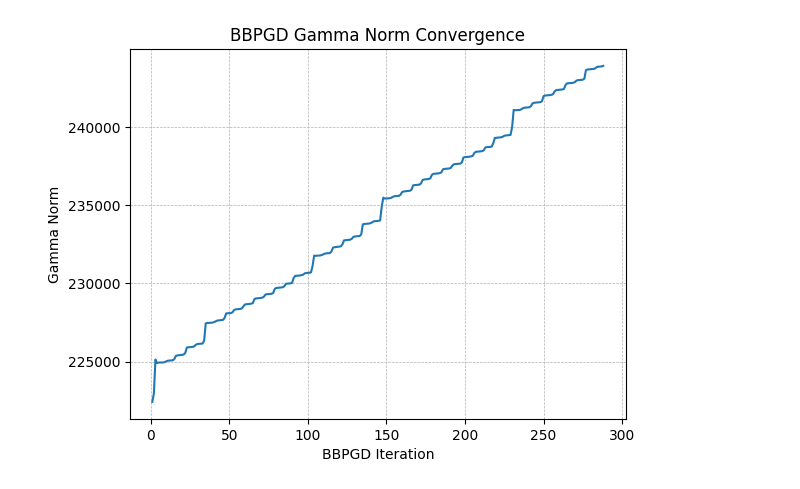
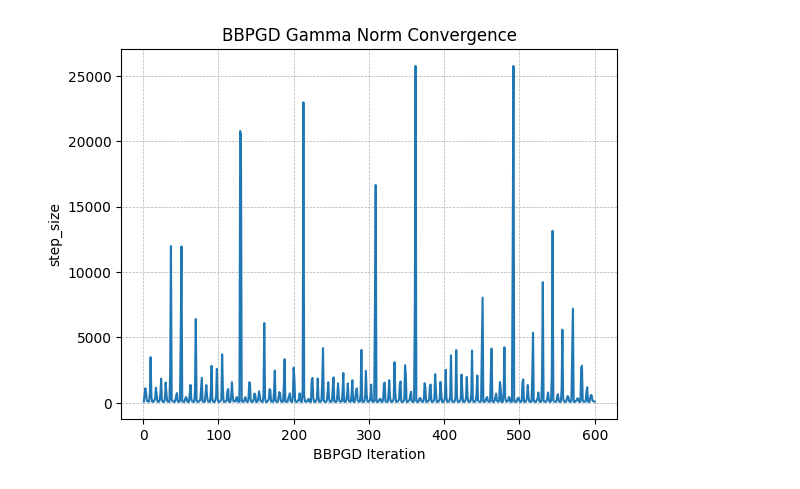
Before and after one commit to ManuelLerchner/ProliferatingCellCollectives-IDP, a Jupyter notebook: analysis/plot_bbgdp.ipynb, the cells around one changed output. Drawn from its saved outputs; the diff is of its cells as text; code cells hidden in the pictures.

```diff
--- a/analysis/plot_bbgdp.ipynb
+++ b/analysis/plot_bbgdp.ipynb
@@ -34,16 +34,16 @@ plt.grid(True, which="both", ls="--", linewidth=0.5)
 # %%
 fig, ax = plt.subplots(1, 1)
 
 
-plt.plot(bbpgd_data['iteration'], bbpgd_data['gamma_norm'], label='gamma_norm')
+plt.plot(bbpgd_data['iteration'], bbpgd_data['step_size'], label='step_size')
 
 # plt.yscale('log')
 plt.xlabel('BBPGD Iteration')
-plt.ylabel('Gamma Norm')
+plt.ylabel('step_size')
 plt.title('BBPGD Gamma Norm Convergence')
 
 
 # grid
 plt.grid(True, which="both", ls="--", linewidth=0.5)
 # %% [output]
-[figure, old version]
+[figure, new version]
```
Also changed, not shown: parts of 2 cells of this notebook, 4 other files.
